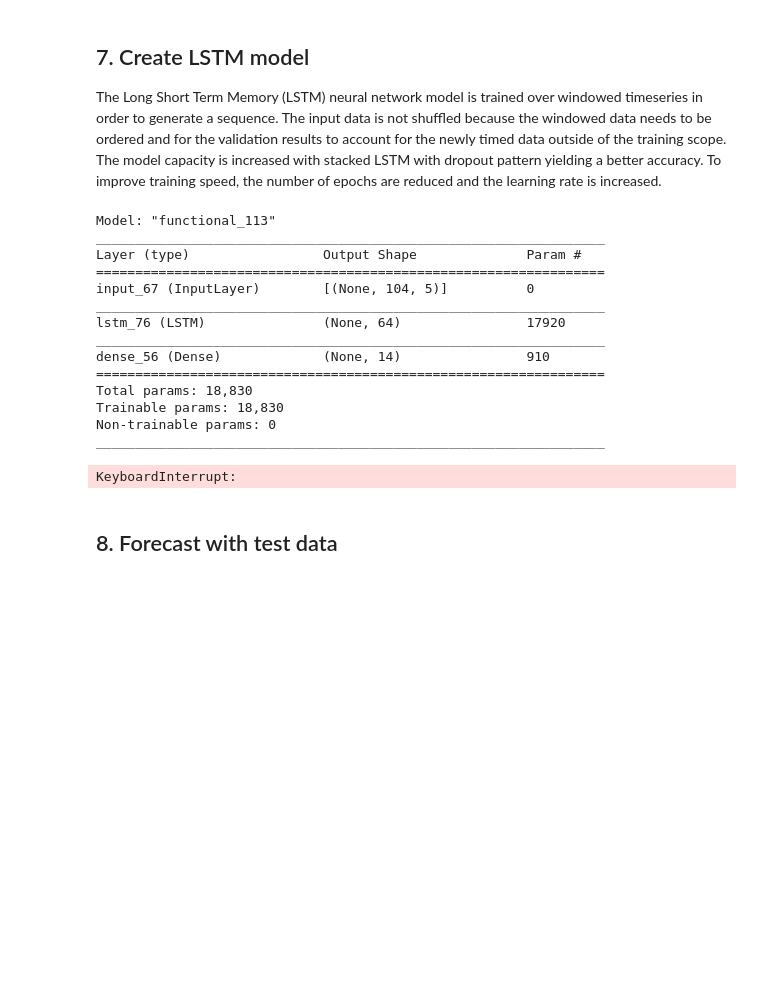
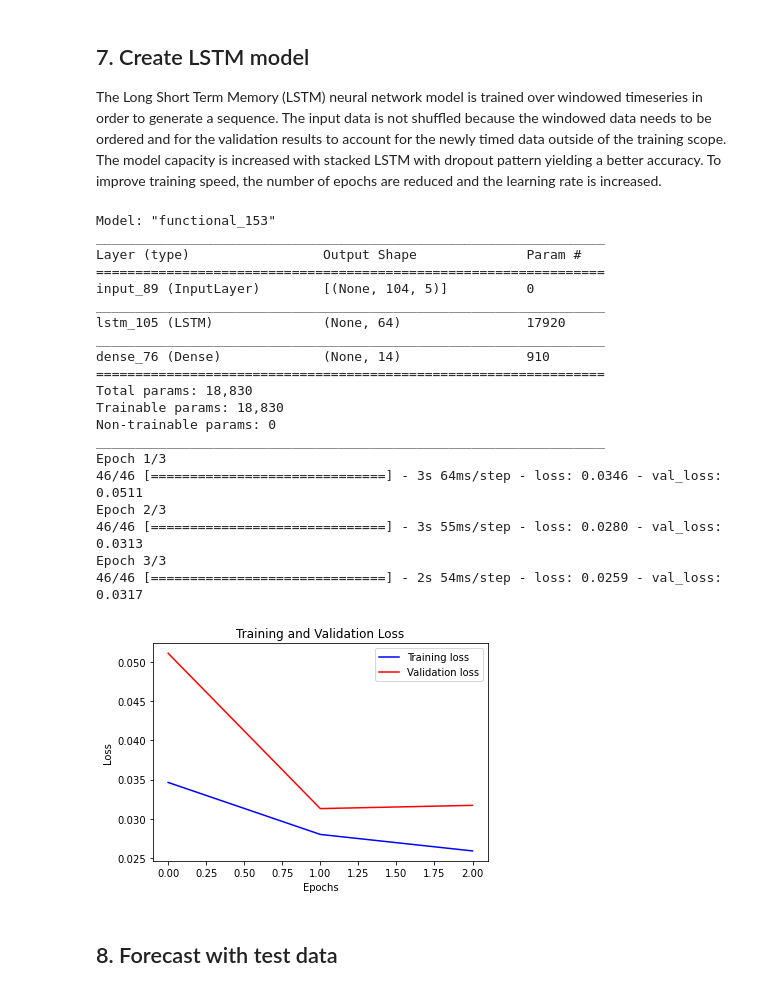
Before and after one commit to gastromatic/data_engineering_test, a Jupyter notebook: src/notebooks/Demand_Forecast.ipynb, the cells around one changed output. Cells and saved outputs as stored; diff of their text form; code cells hidden in the pictures; blank space fills up the shorter version.

```diff
--- a/src/notebooks/Demand_Forecast.ipynb
+++ b/src/notebooks/Demand_Forecast.ipynb
@@ -221,18 +227,19 @@ The Long Short Term Memory (LSTM) neural network model is trained over windowed
 # Configurable hyperparameters
 LOOK_BACK = 104
 LOOK_AHEAD = 14
-BATCH_SIZE = 20
-EPOCHS = 1
+BATCH_SIZE = 14
+EPOCHS = 3
 LSTM_UNITS = 64
 LEARNING_RATE = 0.01
+DROPOUT_RATE = 0.01
 
 INITIAL_CHPT_PATH = "initial_ckpt"
 feature_len = len(pasta.values[0])
 
 # Create LSTM model
 inputs = tf.keras.layers.Input(shape=(LOOK_BACK, feature_len))
-lstm_out1 = tf.keras.layers.LSTM(LSTM_UNITS, return_sequences=False)(inputs)
-#lstm_out2 = tf.keras.layers.LSTM(LSTM_UNITS)(lstm_out1)
+lstm_out1 = tf.keras.layers.LSTM(LSTM_UNITS, return_sequences=False, dropout=DROPOUT_RATE)(inputs)
+#lstm_out2 = tf.keras.layers.LSTM(LSTM_UNITS, dropout=DROPOUT_RATE)(lstm_out1)
 outputs = tf.keras.layers.Dense(units=LOOK_AHEAD, activation="linear")(lstm_out1)
 model = tf.keras.Model(inputs=inputs, outputs=outputs)
 model.compile(optimizer=tf.keras.optimizers.Adam(learning_rate=LEARNING_RATE), loss="mse")
@@ -301,38 +308,44 @@ def split_and_train(dataset, name="unnamed"):
     return history, test_data
 
 def visualize_loss(history, title):
     loss = history.history["loss"]
     val_loss = history.history["val_loss"]
     epochs = range(len(loss))
     plt.figure()
     plt.plot(epochs, loss, "b", label="Training loss")
     plt.plot(epochs, val_loss, "r", label="Validation loss")
     plt.title(title)
     plt.xlabel("Epochs")
     plt.ylabel("Loss")
     plt.legend()
     plt.show()
 
 
 history, pasta_test_norm = split_and_train(pasta_norm, "test-pasta")
 
 visualize_loss(history, "Training and Validation Loss")
 # %% [output]
-Model: "functional_113"
+Model: "functional_153"
 _________________________________________________________________
 Layer (type)                 Output Shape              Param #
 =================================================================
-input_67 (InputLayer)        [(None, 104, 5)]          0
+input_89 (InputLayer)        [(None, 104, 5)]          0
 _________________________________________________________________
-lstm_76 (LSTM)               (None, 64)                17920
+lstm_105 (LSTM)              (None, 64)                17920
 _________________________________________________________________
-dense_56 (Dense)             (None, 14)                910
+dense_76 (Dense)             (None, 14)                910
 =================================================================
 Total params: 18,830
 Trainable params: 18,830
 Non-trainable params: 0
 _________________________________________________________________
+Epoch 1/3
+46/46 [==============================] - 3s 64ms/step - loss: 0.0346 - val_loss: 0.0511
+Epoch 2/3
+46/46 [==============================] - 3s 55ms/step - loss: 0.0280 - val_loss: 0.0313
+Epoch 3/3
+46/46 [==============================] - 2s 54ms/step - loss: 0.0259 - val_loss: 0.0317
-KeyboardInterrupt:
+[figure, added]
 # %% [markdown]
 ## 8. Forecast with test data
 # %%
```
Also changed, not shown: parts of 7 cells of this notebook.
